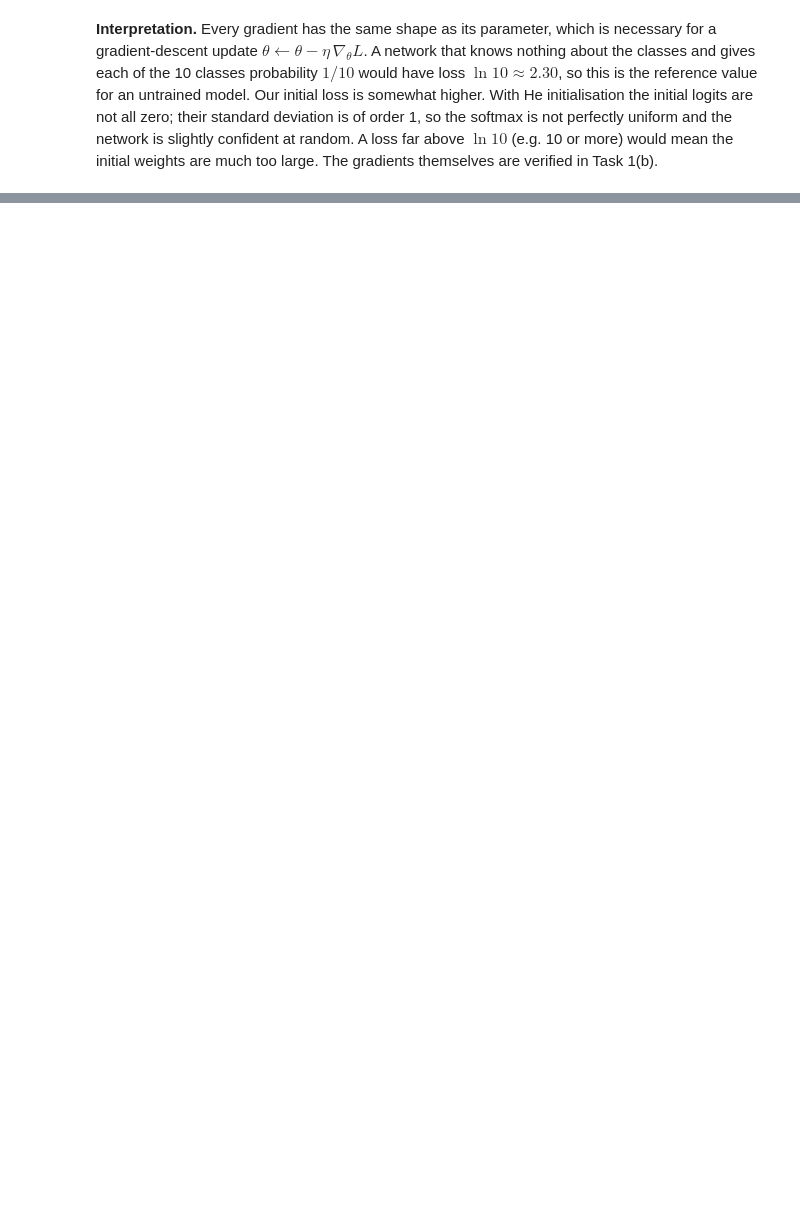
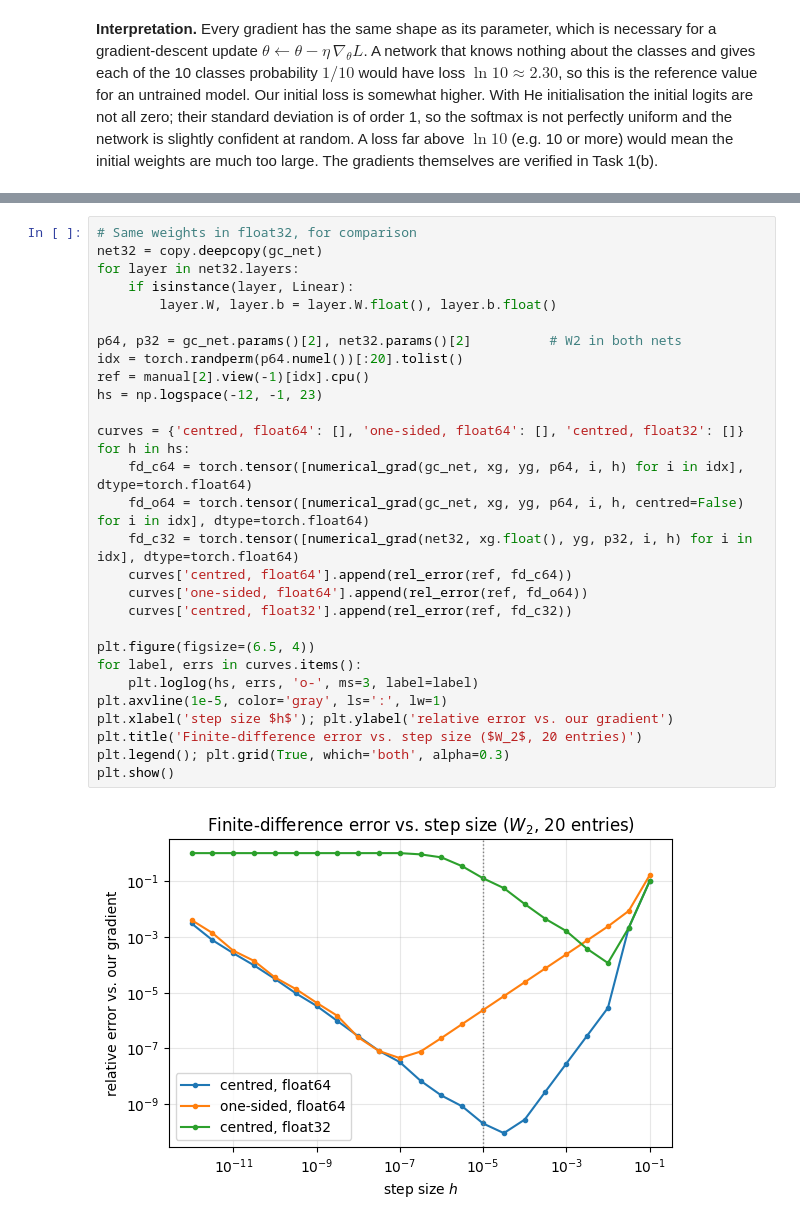
Before and after one commit to NaveenSanjaya/EN4554-Assignment-2-CNNs, a Jupyter notebook: a02_cnn.ipynb, the cells around one changed output, grey strips where cells are left out. Saved outputs shown, nothing was run; the diff lists cells and outputs as text; blank space fills up the shorter version.

Commit message:
feat: verify gradients against autograd and against centred finite differences

```diff
--- a/a02_cnn.ipynb
+++ b/a02_cnn.ipynb
@@ -188,0 +293,31 @@ for i, (p, g) in enumerate(zip(mlp.params(), mlp.grads())):
+# %%
+# Same weights in float32, for comparison
+net32 = copy.deepcopy(gc_net)
+for layer in net32.layers:
+    if isinstance(layer, Linear):
+        layer.W, layer.b = layer.W.float(), layer.b.float()
+
+p64, p32 = gc_net.params()[2], net32.params()[2]          # W2 in both nets
+idx = torch.randperm(p64.numel())[:20].tolist()
+ref = manual[2].view(-1)[idx].cpu()
+hs = np.logspace(-12, -1, 23)
+
+curves = {'centred, float64': [], 'one-sided, float64': [], 'centred, float32': []}
+for h in hs:
+    fd_c64 = torch.tensor([numerical_grad(gc_net, xg, yg, p64, i, h) for i in idx], dtype=torch.float64)
+    fd_o64 = torch.tensor([numerical_grad(gc_net, xg, yg, p64, i, h, centred=False) for i in idx], dtype=torch.float64)
+    fd_c32 = torch.tensor([numerical_grad(net32, xg.float(), yg, p32, i, h) for i in idx], dtype=torch.float64)
+    curves['centred, float64'].append(rel_error(ref, fd_c64))
+    curves['one-sided, float64'].append(rel_error(ref, fd_o64))
+    curves['centred, float32'].append(rel_error(ref, fd_c32))
+
+plt.figure(figsize=(6.5, 4))
+for label, errs in curves.items():
+    plt.loglog(hs, errs, 'o-', ms=3, label=label)
+plt.axvline(1e-5, color='gray', ls=':', lw=1)
+plt.xlabel('step size $h$'); plt.ylabel('relative error vs. our gradient')
+plt.title('Finite-difference error vs. step size ($W_2$, 20 entries)')
+plt.legend(); plt.grid(True, which='both', alpha=0.3)
+plt.show()
+# %% [output]
+[figure, added]
```
Also changed, not shown: parts of 8 cells of this notebook.
